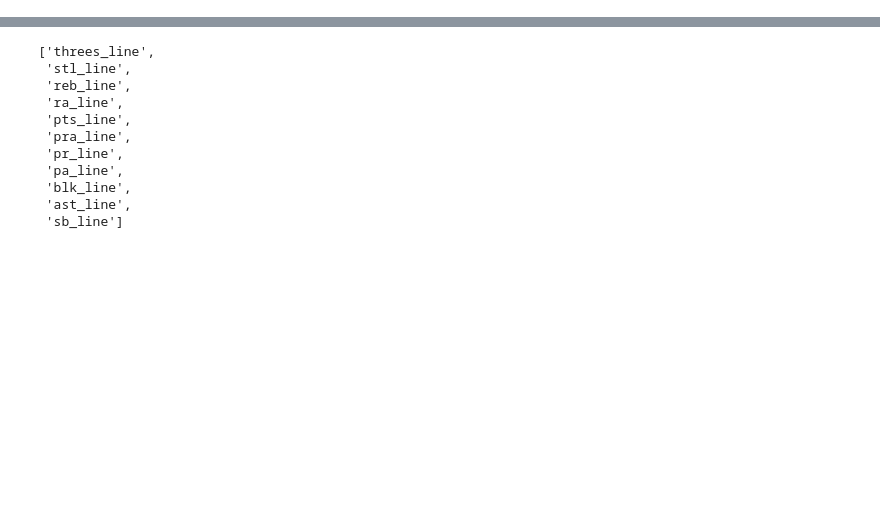
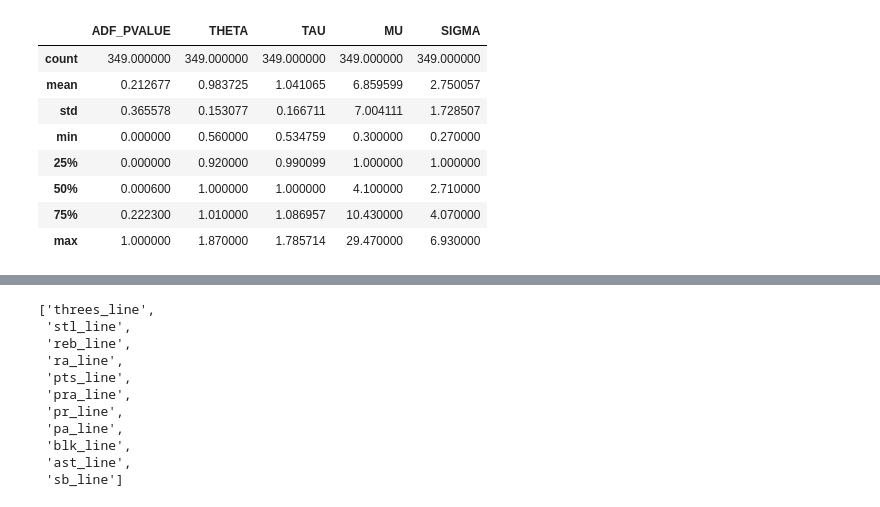
Before and after one commit to iksnizez/propfarm, a Jupyter notebook: scripts/models/scratch.ipynb, the cells around one changed output, grey strips where cells are left out. Drawn from its saved outputs; the diff is of its cells as text; code cells hidden in the pictures; blank space fills up the shorter version.

```diff
--- a/scripts/models/scratch.ipynb
+++ b/scripts/models/scratch.ipynb
@@ -104,0 +161,12 @@ odds
+# %%
+df_results.describe()
+# %% [output]
+|  | ADF_PVALUE | THETA | TAU | MU | SIGMA |
+| count | 349.000000 | 349.000000 | 349.000000 | 349.000000 | 349.000000 |
+| mean | 0.212677 | 0.983725 | 1.041065 | 6.859599 | 2.750057 |
+| std | 0.365578 | 0.153077 | 0.166711 | 7.004111 | 1.728507 |
+| min | 0.000000 | 0.560000 | 0.534759 | 0.300000 | 0.270000 |
+| 25% | 0.000000 | 0.920000 | 0.990099 | 1.000000 | 1.000000 |
+| 50% | 0.000600 | 1.000000 | 1.000000 | 4.100000 | 2.710000 |
+| 75% | 0.222300 | 1.010000 | 1.086957 | 10.430000 | 4.070000 |
+| max | 1.000000 | 1.870000 | 1.785714 | 29.470000 | 6.930000 |
```
Also changed, not shown: parts of 16 cells of this notebook, 6 other files.
